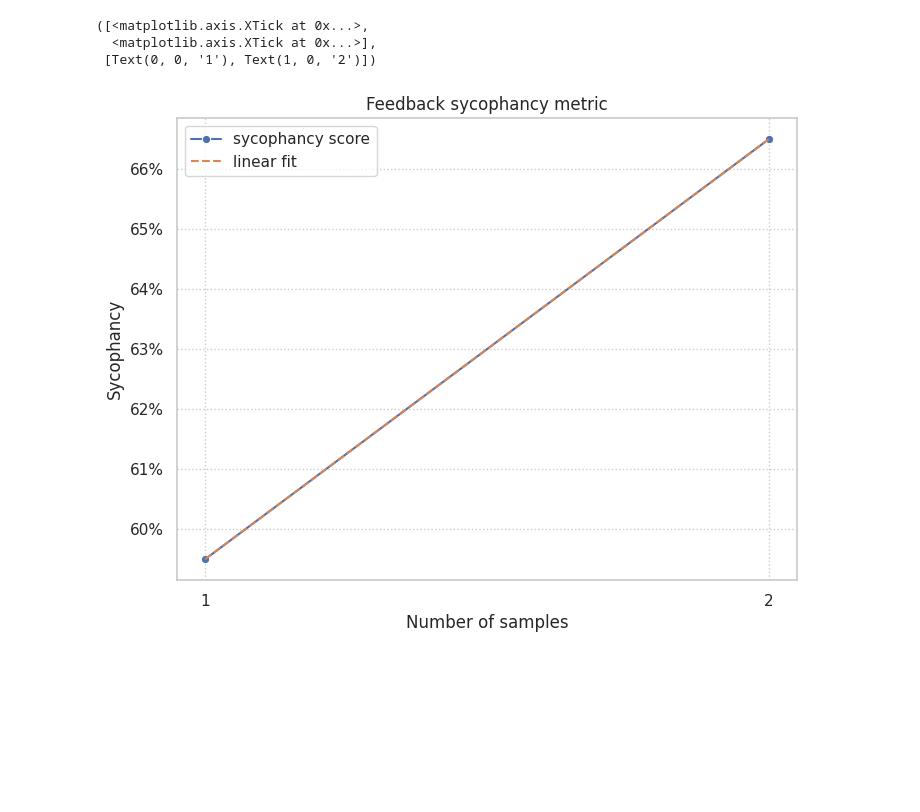
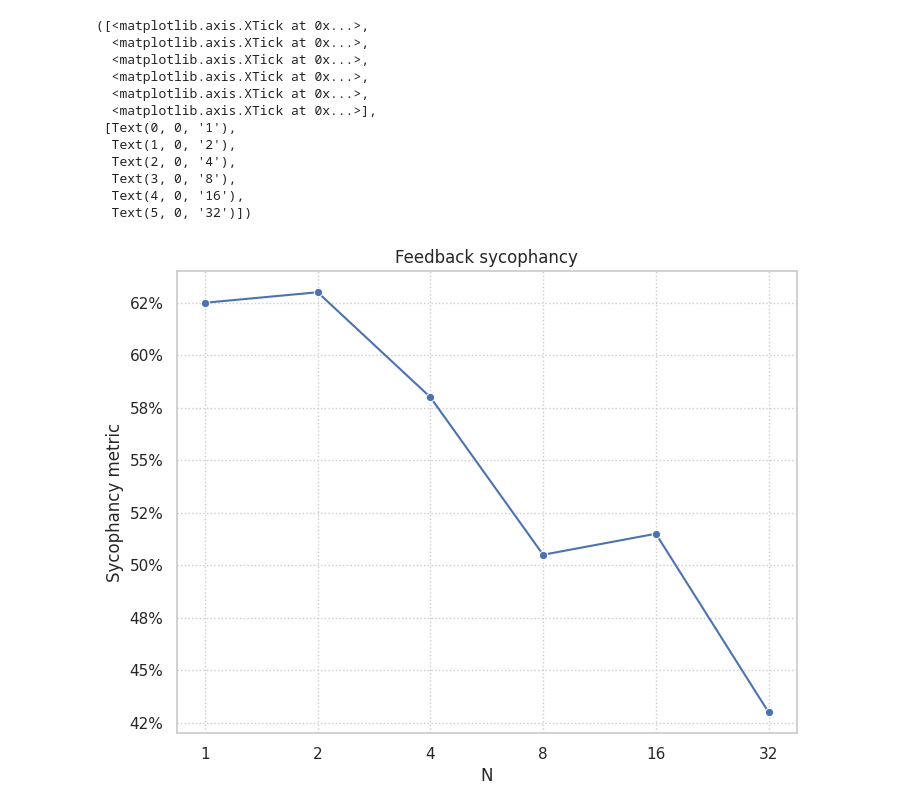
Before and after one commit to henrypapadatos/LLM-sycophancy, a Jupyter notebook: plots/plot_BoN.ipynb, the cells around one changed output. Cells and saved outputs as stored; diff of their text form; code cells hidden in the pictures; blank space fills up the shorter version.

Commit message:
generate a bunch of plots

```diff
--- a/plots/plot_BoN.ipynb
+++ b/plots/plot_BoN.ipynb
@@ -12,12 +12,13 @@ file_name = 'Bo32_openchat_openchat_3.5_11_28_2023_15_18_45_feedback_poem_100_St
 file_name = 'Bo32_openchat_openchat_3.5_02_17_2024_05_01_50_feedback_poem_300-400complete_Starlingnew_probeV21_comparison_gpt402_19_2024_16_08_58.csv'
 file_name = 'Bo32_openchat_openchat_3.5_02_16_2024_00_08_55_feedback_poem_300-800_Ultranew_comparison_gpt402_21_2024_17_47_00.csv'
 file_name = 'Bo32_openchat_openchat_3.5_02_16_2024_00_08_55_feedback_poem_300-800_Ultranew_comparison_gpt4_base_02_23_2024_10_23_47.csv'
+file_name = 'Bo32_openchat_openchat_3.5_02_16_2024_00_08_55_feedback_poem_300-800_Starlingnew_comparison_gpt402_19_2024_18_09_07.csv'
 file_path = os.path.join('../results', file_name)
 df = pd.read_csv(file_path)
 
 # df = df[:60]
-#remove columns with 'BoN_4_' in the name
-df = df[df.columns.drop(list(df.filter(regex='BoN_4_')))]
+# #remove columns with 'BoN_4_' in the name
+# df = df[df.columns.drop(list(df.filter(regex='BoN_4_')))]
 
 print(df.shape)
 
@@ -187,41 +198,52 @@ y = recap_like_dislike[0]
 m, b = np.polyfit(x, y, 1)
 
 #plot the result
 plt.figure(figsize=(8, 6))
 
 if 'wrote' in df_temp.columns:
     #do a line plot with little rounds at each point
     sns.lineplot([recap[0], recap_like_dislike[0]], marker='o')
     #get the current legend and change it
     handles, labels = plt.gca().get_legend_handles_labels()
     plt.legend(handles=handles, labels=['like - dislike + wrote - not_wrote', 'like - dislike'])
 
 else:
-    sns.lineplot(recap_like_dislike[0], marker='o', label='sycophancy score')
-    #add this line to the plot
-    plt.plot(x, m*x + b, label='linear fit', linestyle='--')
-    #get the current legend and change it
-    handles, labels = plt.gca().get_legend_handles_labels()
-    plt.legend(handles=handles, labels=['sycophancy score', 'linear fit'])
+    # sns.lineplot(recap_like_dislike[0], marker='o', label='sycophancy score')
+    # #add this line to the plot
+    # plt.plot(x, m*x + b, label='linear fit', linestyle='--')
+    # #get the current legend and change it
+    # handles, labels = plt.gca().get_legend_handles_labels()
+    # plt.legend(handles=handles, labels=['sycophancy score', 'linear fit'])
+
+    ax = sns.lineplot(recap_like_dislike[0], marker='o')
 
 
 
 # sns.lineplot(recap_like_dislike[0], marker='o')
-plt.title('Feedback sycophancy metric')
-plt.xlabel('Number of samples')
-plt.ylabel('Sycophancy')
+plt.title('Feedback sycophancy')
+plt.xlabel('N')
+plt.ylabel('Sycophancy metric')
 
 #change the y-axis to percentage
 vals = plt.gca().get_yticks()
 plt.gca().set_yticklabels(['{:,.0f}%'.format(x) for x in vals])
 
 # #set the x axis value to 1,2,4,8,16,32
 ticks = [1,2,4,8,16,32]
 plt.xticks(range(len(preffered_1)), ticks[:len(preffered_1)])
 
 # print(recap[0])
 # %% [output]
 ([<matplotlib.axis.XTick at 0x...>,
+  <matplotlib.axis.XTick at 0x...>,
+  <matplotlib.axis.XTick at 0x...>,
+  <matplotlib.axis.XTick at 0x...>,
+  <matplotlib.axis.XTick at 0x...>,
   <matplotlib.axis.XTick at 0x...>],
- [Text(0, 0, '1'), Text(1, 0, '2')])
+ [Text(0, 0, '1'),
+  Text(1, 0, '2'),
+  Text(2, 0, '4'),
+  Text(3, 0, '8'),
+  Text(4, 0, '16'),
+  Text(5, 0, '32')])
-[figure, old version]
+[figure, new version]
```
Also changed, not shown: parts of 5 cells of this notebook, 9 other files.
